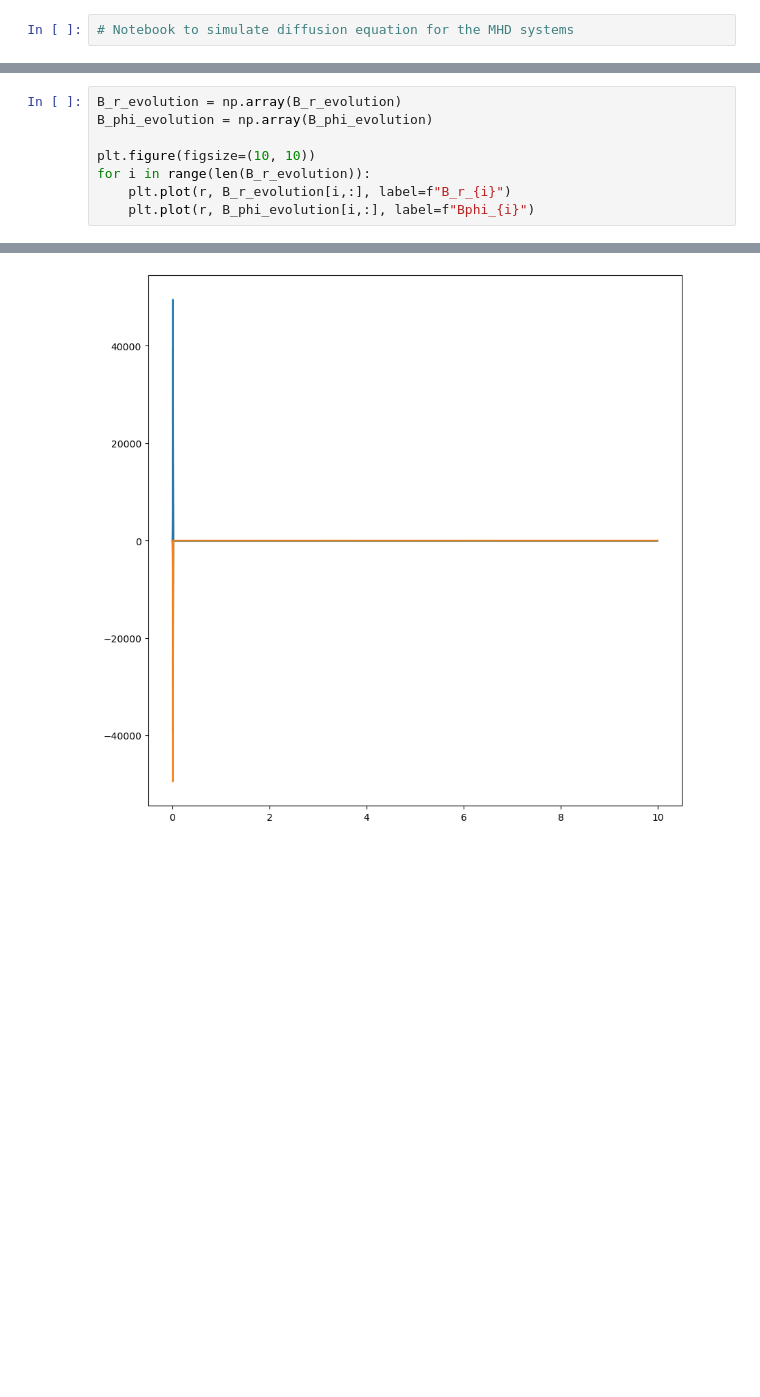
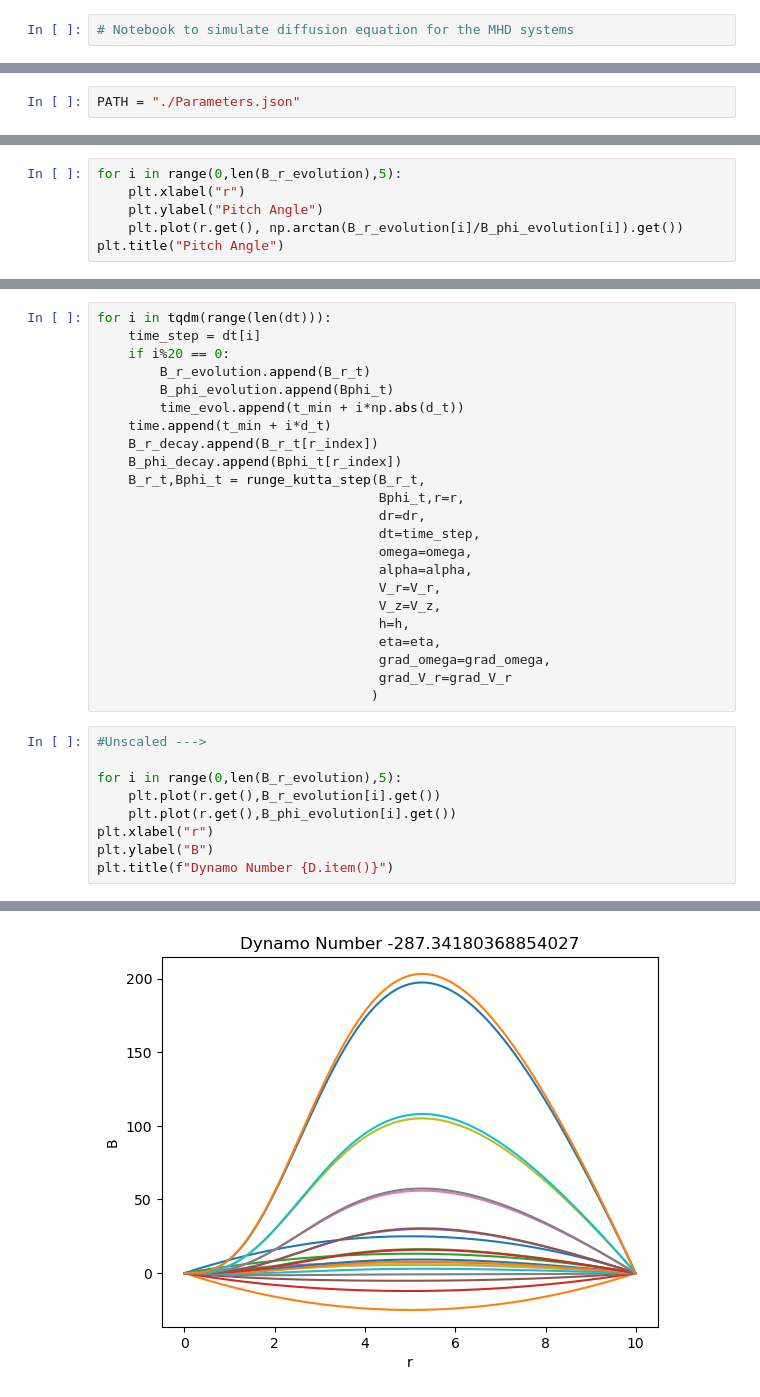
Before and after one commit to dc250601/MHD.github.io, a Jupyter notebook: Solution2.ipynb, the cells around one changed output, grey strips where cells are left out. Saved outputs shown, nothing was run; the diff lists cells and outputs as text; blank space fills up the shorter version.

```diff
--- a/Solution2.ipynb
+++ b/Solution2.ipynb
@@ -74,3 +11,5 @@ def runge_kutta_step(Br, Bphi, dt, eta, r, dr, V_r, V_z, h, alpha, omega):
+# %%
+PATH = "./Parameters.json"
 # %%
 def B_r_f(r):
     return -(r-5)**(2)  + 25
@@ -172,0 +104,6 @@ plt.plot(r, B_r_evolution[0,:], label=f"B_r_{i}")
+# %%
+for i in range(0,len(B_r_evolution),5):
+    plt.xlabel("r")
+    plt.ylabel("Pitch Angle")
+    plt.plot(r.get(), np.arctan(B_r_evolution[i]/B_phi_evolution[i]).get())
+plt.title("Pitch Angle")
@@ -173,9 +177,33 @@ plt.plot(r, B_r_evolution[0,:], label=f"B_r_{i}")
+# %%
+for i in tqdm(range(len(dt))):
+    time_step = dt[i]
+    if i%20 == 0:
+        B_r_evolution.append(B_r_t)
+        B_phi_evolution.append(Bphi_t)
+        time_evol.append(t_min + i*np.abs(d_t))
+    time.append(t_min + i*d_t)
+    B_r_decay.append(B_r_t[r_index])
+    B_phi_decay.append(Bphi_t[r_index])
+    B_r_t,Bphi_t = runge_kutta_step(B_r_t,
+                                    Bphi_t,r=r,
+                                    dr=dr,
+                                    dt=time_step,
+                                    omega=omega,
+                                    alpha=alpha,
+                                    V_r=V_r,
+                                    V_z=V_z,
+                                    h=h,
+                                    eta=eta,
+                                    grad_omega=grad_omega,
+                                    grad_V_r=grad_V_r
+                                   )
 # %%
-B_r_evolution = np.array(B_r_evolution)
-B_phi_evolution = np.array(B_phi_evolution)
+#Unscaled --->
 
-plt.figure(figsize=(10, 10))
-for i in range(len(B_r_evolution)):
-    plt.plot(r, B_r_evolution[i,:], label=f"B_r_{i}")
-    plt.plot(r, B_phi_evolution[i,:], label=f"Bphi_{i}")
+for i in range(0,len(B_r_evolution),5):
+    plt.plot(r.get(),B_r_evolution[i].get())
+    plt.plot(r.get(),B_phi_evolution[i].get())
+plt.xlabel("r")
+plt.ylabel("B")
+plt.title(f"Dynamo Number {D.item()}")
 # %% [output]
@@ -182 +211 @@ for i in range(len(B_r_evolution)):
-[figure, old version]
+[figure, new version]
```
Also changed, not shown: parts of 28 cells of this notebook, 3 other files.
